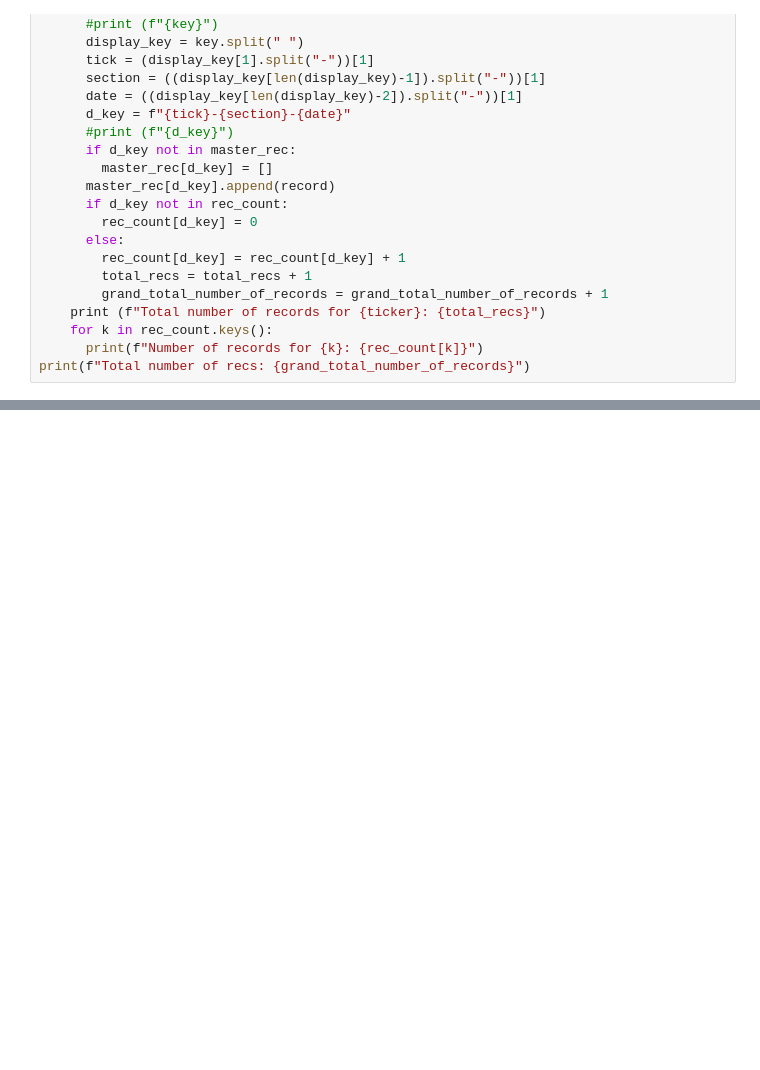
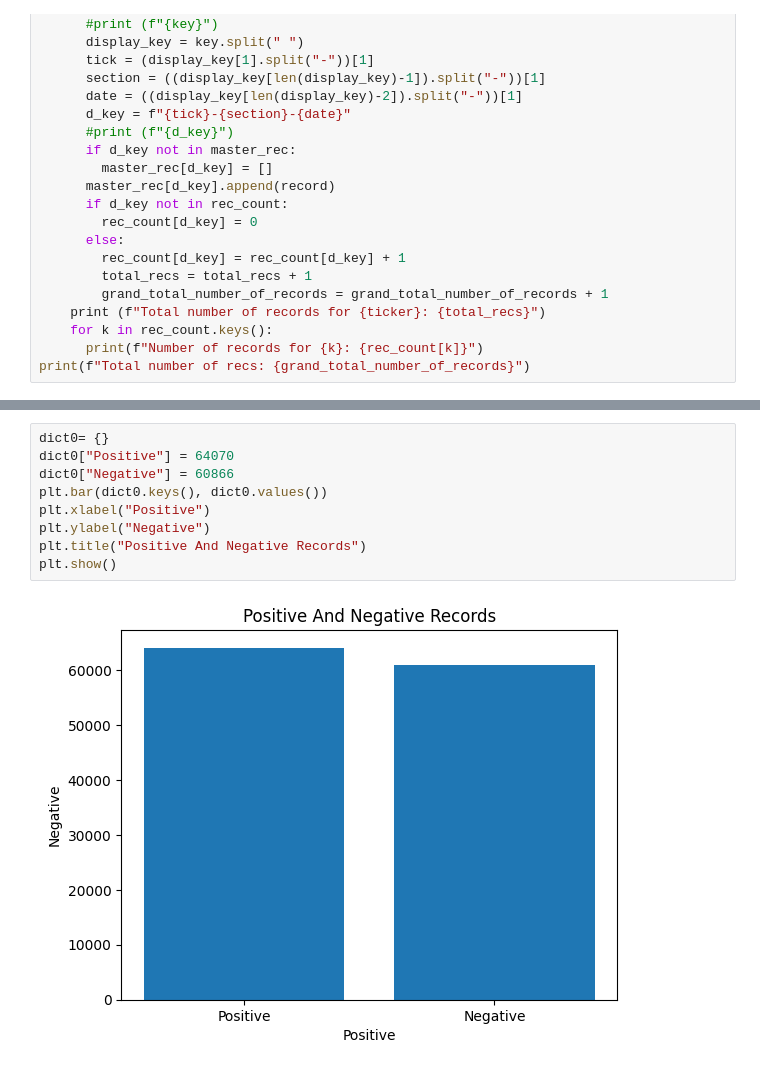
Before and after one commit to mvashi-sonic/AICapstoneProj, a Jupyter notebook: batch_working_capstone_proj_data.ipynb, the cells around one changed output, grey strips where cells are left out. Drawn from its saved outputs; the diff is of its cells as text; blank space fills up the shorter version.

```diff
--- a/batch_working_capstone_proj_data.ipynb
+++ b/batch_working_capstone_proj_data.ipynb
@@ -1213,0 +1372,11 @@ Last
+# %%
+dict0= {}
+dict0["Positive"] = 64070
+dict0["Negative"] = 60866
+plt.bar(dict0.keys(), dict0.values())
+plt.xlabel("Positive")
+plt.ylabel("Negative")
+plt.title("Positive And Negative Records")
+plt.show()
+# %% [output]
+[figure, added]
```
Also changed, not shown: parts of 16 cells of this notebook.
